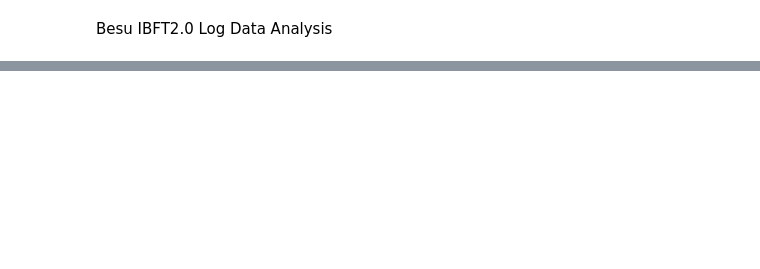
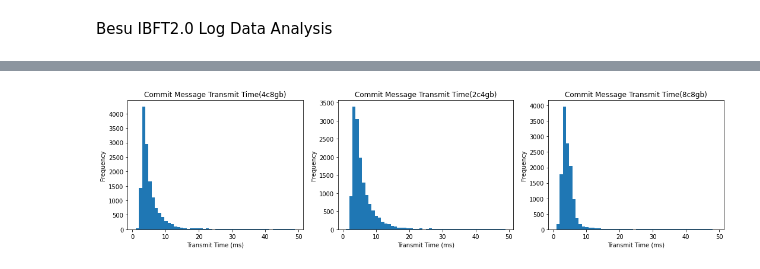
Before and after one commit to CaixiangFan/besu-benchmark, a Jupyter notebook: src/log_analysis.ipynb, the cells around one changed output, grey strips where cells are left out. Cells and saved outputs as stored; diff of their text form; code cells hidden in the pictures; blank space fills up the shorter version.

```diff
--- a/src/log_analysis.ipynb
+++ b/src/log_analysis.ipynb
@@ -114,0 +214,14 @@ plot_hist(t_tran_pro, t_tran_pre, t_dran_com)
+# %%
+send_str, receive_str = 'Sending commit message', 'Received a commit message'
+ts_commit_trans_4c8gb = cal_time_delta(send=send_str, receive= receive_str, df=df1)
+ts_commit_trans_2c4gb = cal_time_delta(send=send_str, receive= receive_str, df=df2)
+ts_commit_trans_8c8gb = cal_time_delta(send=send_str, receive= receive_str, df=df3)
+fig, axs = plt.subplots(nrows=1, ncols=3, figsize=(18, 4))
+title = 'Commit Message Transmit Time'
+plot_hist(ts_prep_trans_4c8gb, axs[0], 50, title+'(4c8gb)')
+plot_hist(ts_prep_trans_2c4gb, axs[1], 50, title+'(2c4gb)')
+plot_hist(ts_prep_trans_8c8gb, axs[2], 50, title+'(8c8gb)')
+
+plt.show()
+# %% [output]
+[figure, added]
```
Also changed, not shown: parts of 16 cells of this notebook.
